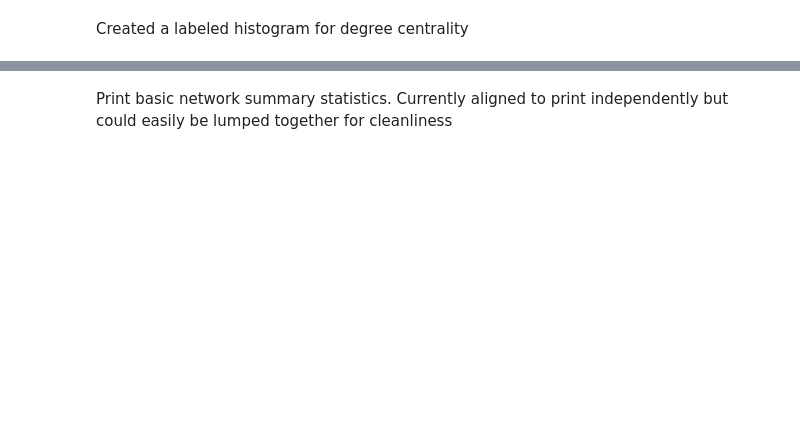
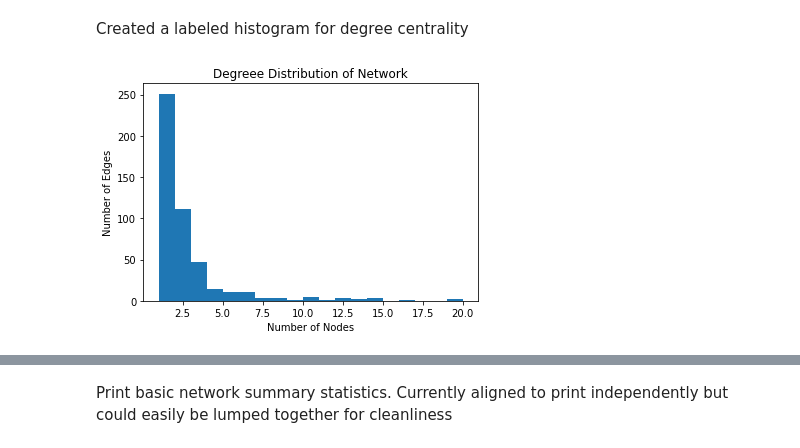
Before and after one commit to clarkpetri/SocialInfluenceModel, a Jupyter notebook: Network Template.ipynb, the cells around one changed output, grey strips where cells are left out. Cells and saved outputs as stored; diff of their text form; code cells hidden in the pictures; blank space fills up the shorter version.

```diff
--- a/Network Template.ipynb
+++ b/Network Template.ipynb
@@ -18,13 +39,15 @@ nx.draw_circular(G)
 # %% [markdown]
 Created a labeled histogram for degree centrality
 # %%
-degrees = [G.degree[i] for i in G.nodes]
+degrees = [E.degree[i] for i in E.nodes]
 plt.xlabel('Number of Nodes')
 plt.ylabel('Number of Edges')
 plt.title('Degreee Distribution of Network')
 plt.hist(degrees, bins = range( min(degrees), max(degrees)))
 
 plt.show()
+# %% [output]
+[figure, added]
 # %%
 plt.xlabel('Number of Nodes')
 plt.ylabel('Number of Edges')
```
Also changed, not shown: parts of 9 cells of this notebook.
